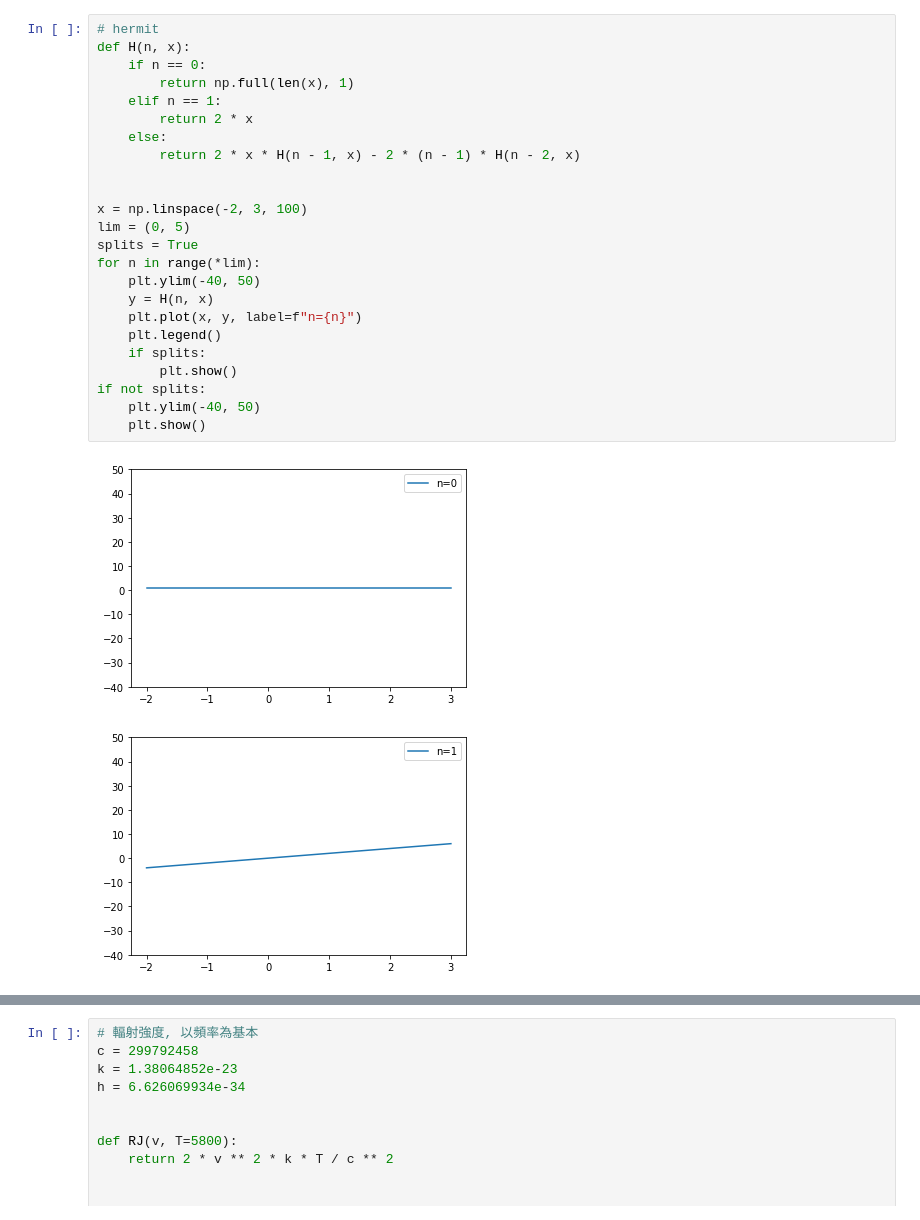
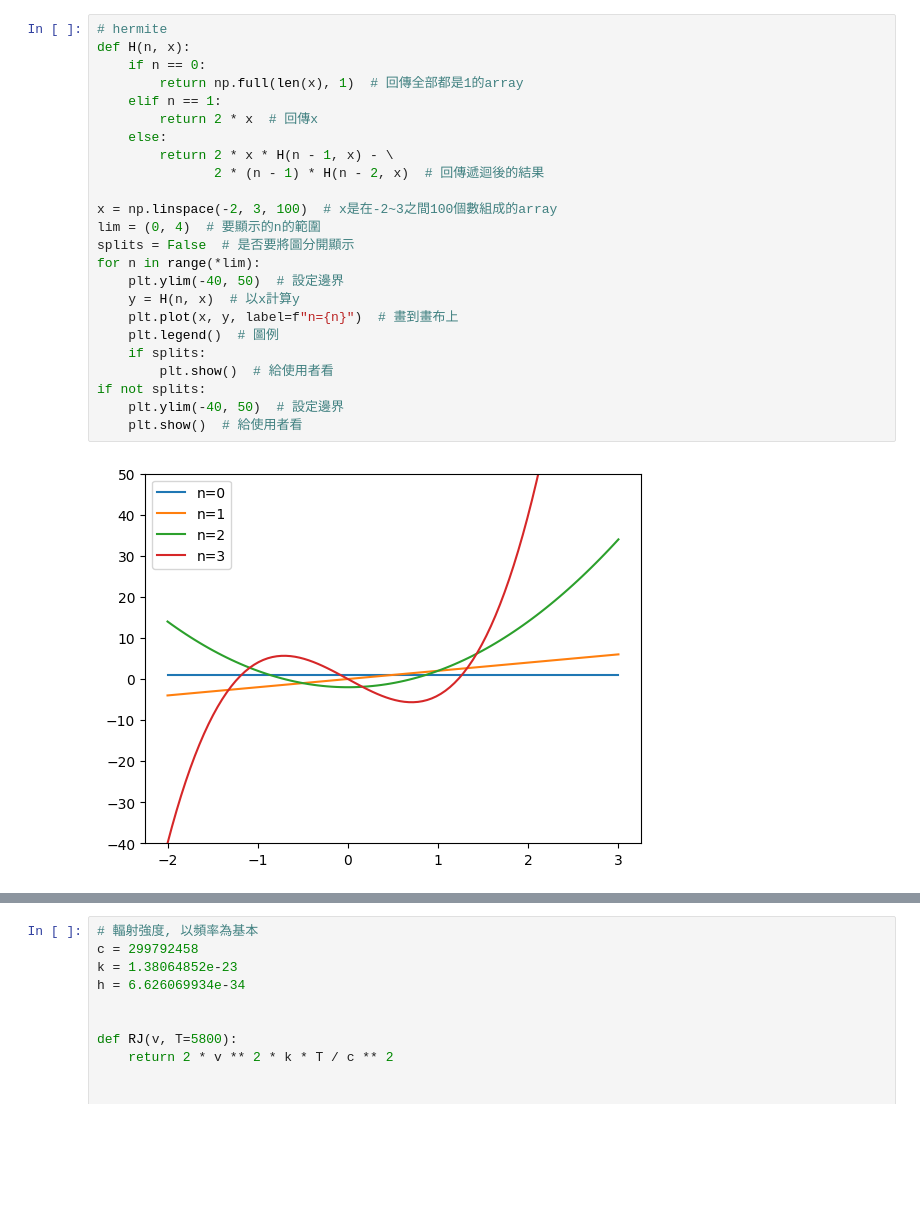
Before and after one commit to QuMCoding/QM-Book-Source, a Jupyter notebook: hermite_and_legendre.ipynb, the cells around one changed output, grey strips where cells are left out. Saved outputs shown, nothing was run; the diff lists cells and outputs as text; blank space fills up the shorter version.

```diff
--- a/hermite_and_legendre.ipynb
+++ b/hermite_and_legendre.ipynb
@@ -32,27 +31,26 @@ if not splits:
 # %%
-# hermit
+# hermite
 def H(n, x):
     if n == 0:
-        return np.full(len(x), 1)
+        return np.full(len(x), 1)  # 回傳全部都是1的array
     elif n == 1:
-        return 2 * x
+        return 2 * x  # 回傳x
     else:
-        return 2 * x * H(n - 1, x) - 2 * (n - 1) * H(n - 2, x)
+        return 2 * x * H(n - 1, x) - \
+               2 * (n - 1) * H(n - 2, x)  # 回傳遞迴後的結果
 
-
-x = np.linspace(-2, 3, 100)
-lim = (0, 5)
-splits = True
+x = np.linspace(-2, 3, 100)  # x是在-2~3之間100個數組成的array
+lim = (0, 4)  # 要顯示的n的範圍
+splits = False  # 是否要將圖分開顯示
 for n in range(*lim):
-    plt.ylim(-40, 50)
-    y = H(n, x)
-    plt.plot(x, y, label=f"n={n}")
-    plt.legend()
+    plt.ylim(-40, 50)  # 設定邊界
+    y = H(n, x)  # 以x計算y
+    plt.plot(x, y, label=f"n={n}")  # 畫到畫布上
+    plt.legend()  # 圖例
     if splits:
-        plt.show()
+        plt.show()  # 給使用者看
 if not splits:
-    plt.ylim(-40, 50)
-    plt.show()
+    plt.ylim(-40, 50)  # 設定邊界
+    plt.show()  # 給使用者看
 # %% [output]
-[figure, old version]
+[figure, new version]
-[figure, removed]
```
Also changed, not shown: parts of 3 cells of this notebook, 1 other file.
